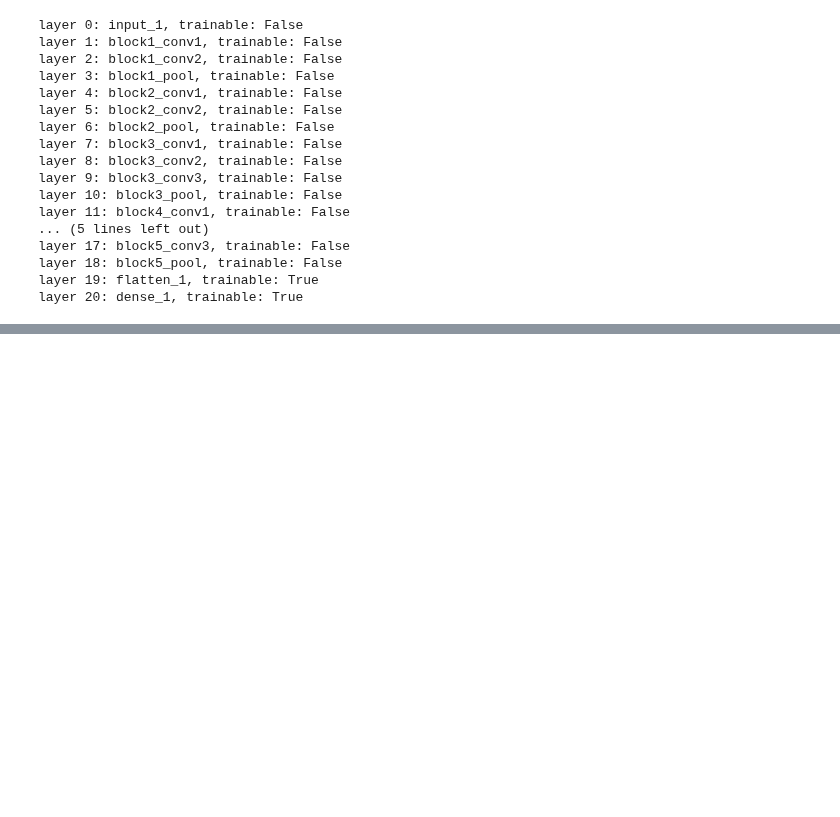
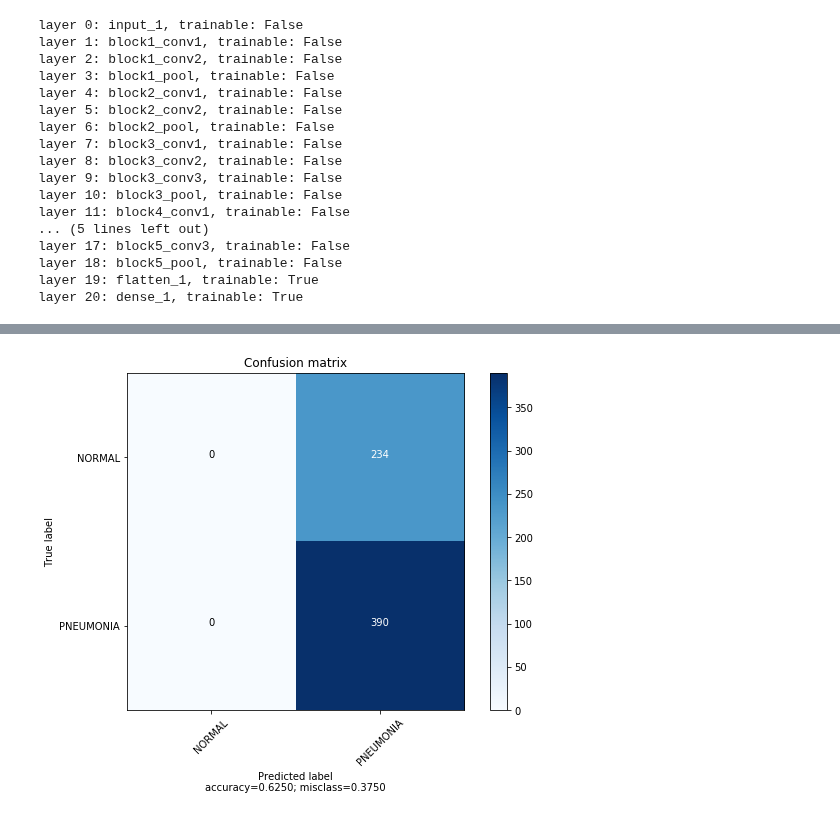
Before and after one commit to unit8co/amld-workshop-pneumonia, a Jupyter notebook: part3_model.ipynb, the cells around one changed output, grey strips where cells are left out. Drawn from its saved outputs; the diff is of its cells as text; code cells hidden in the pictures; blank space fills up the shorter version.

```diff
--- a/part3_model.ipynb
+++ b/part3_model.ipynb
@@ -133,11 +151,12 @@ lr_reduce = ReduceLROnPlateau(
 # %%
 %%timeit
 
+tf.reset_default_graph()
+
 history = model.fit(
-    x = x_train, y = y_train,
-    validation_data = (x_test, y_test),
-    #class_weight=classweight,
-    callbacks=[checkpoint, tensorboard, lr_reduce],
+    x=x_train, y=y_train,
+    validation_split=0.1,
+    callbacks=[checkpoint, early_stop, tensorboard],
     shuffle=True,
     batch_size=64,
     epochs=10,
@@ -164,2 +183,5 @@ Epoch 10/10
+# %%
+# restore the best model
+model.load_weights("best_model.h5")
 # %%
 score = model.evaluate(x_test, y_test, verbose=0)
@@ -169,12 +197,12 @@ plot_keras_learning_curve()
 # %%
 from sklearn.metrics import confusion_matrix
 from model_morpho import *
 
-y_test = test_labels_hot
+y_pred = model.predict(x_test)
+y_pred_classes = np.argmax(y_pred, axis = 1)
+y_true = np.argmax(y_test, axis = 1)
 
-y_pred = model.predict(test_imgs)
-Y_pred_classes = np.argmax(y_pred, axis = 1)
-Y_true = np.argmax(y_test, axis = 1)
-
-conf_mtx = confusion_matrix(Y_true, Y_pred_classes)
-plot_confusion_matrix_2(conf_mtx, target_names = ['NORMAL', 'PNEUMONIA'])
+conf_mtx = confusion_matrix(y_true, y_pred_classes)
+plot_confusion_matrix(conf_mtx, target_names = ['NORMAL', 'PNEUMONIA'], normalize=False)
+# %% [output]
+[figure, added]
```
Also changed, not shown: parts of 19 cells of this notebook, 1 other file.
